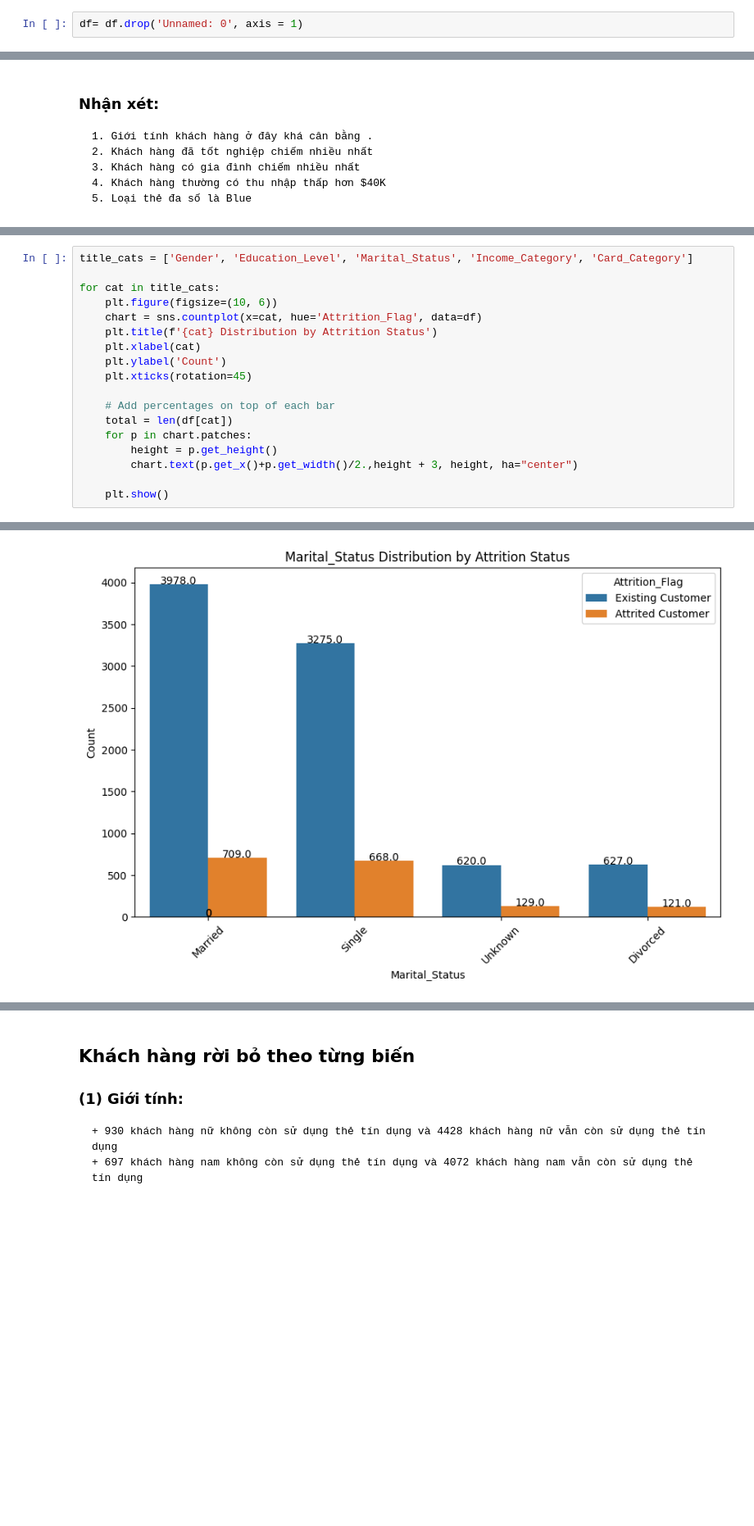
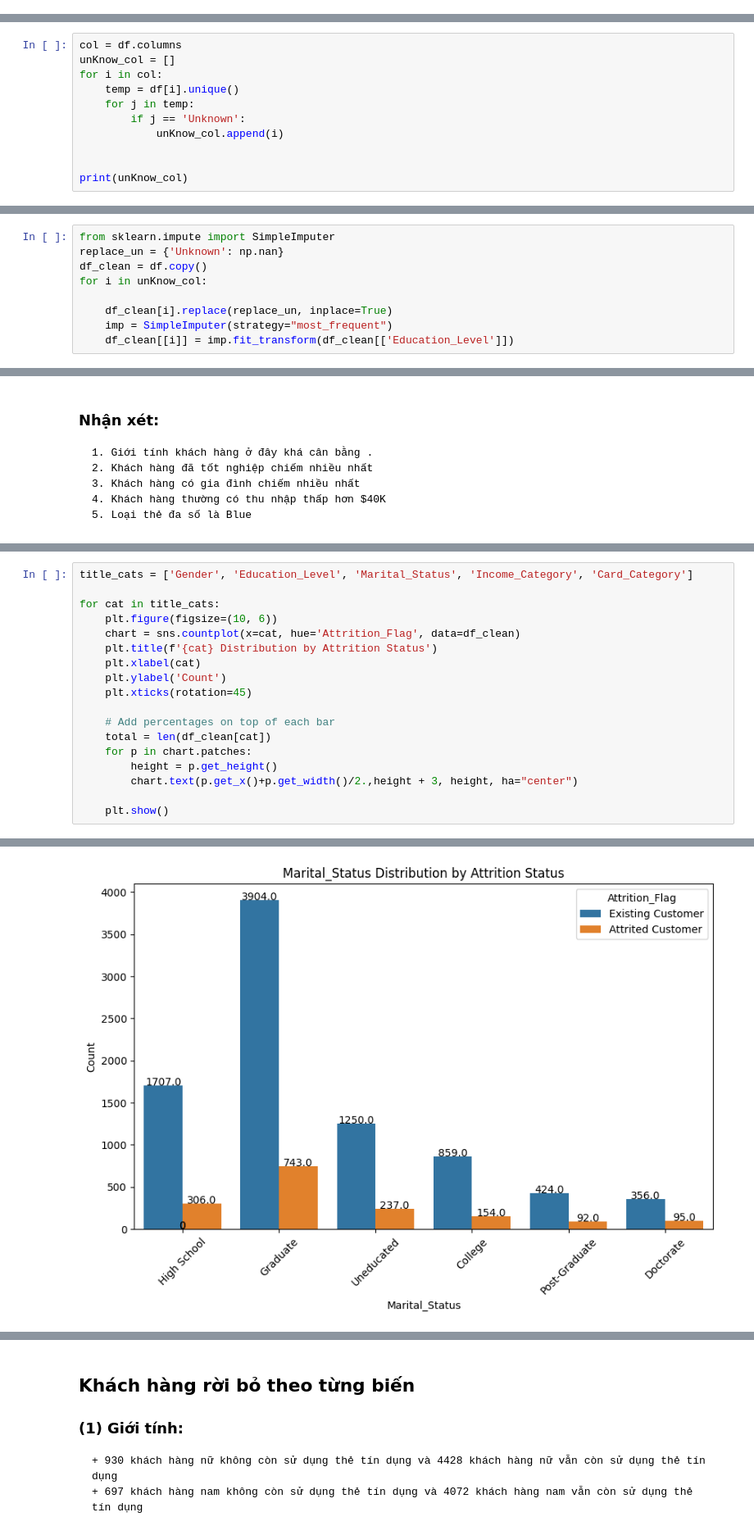
Before and after one commit to thien2972/DataAnalyst, a Jupyter notebook: credit_card_customer.ipynb, the cells around one changed output, grey strips where cells are left out. Shown at 82% size. Drawn from its saved outputs; the diff is of its cells as text; blank space fills up the shorter version.

Commit message:
Xử lý unknow

```diff
--- a/credit_card_customer.ipynb
+++ b/credit_card_customer.ipynb
@@ -90,2 +79,0 @@ array(['High School', 'Graduate', 'Uneducated', 'Unknown', 'College',
-# %%
-df= df.drop('Unnamed: 0', axis = 1)
@@ -91,0 +116,11 @@ df= df.drop('Unnamed: 0', axis = 1)
+# %%
+col = df.columns
+unKnow_col = []
+for i in col:
+    temp = df[i].unique()
+    for j in temp:
+        if j == 'Unknown':
+            unKnow_col.append(i)
+
+
+print(unKnow_col)
@@ -92,3 +129,12 @@ df= df.drop('Unnamed: 0', axis = 1)
+# %%
+from sklearn.impute import SimpleImputer
+replace_un = {'Unknown': np.nan}
+df_clean = df.copy()
+for i in unKnow_col:
+
+    df_clean[i].replace(replace_un, inplace=True)
+    imp = SimpleImputer(strategy="most_frequent")
+    df_clean[[i]] = imp.fit_transform(df_clean[['Education_Level']])
 # %% [markdown]
 **Dữ liệu toàn vẹn**
 # %% [markdown]
@@ -197,14 +244,14 @@ title_cats = ['Gender', 'Education_Level', 'Marital_Status', 'Income_Category',
 
 for cat in title_cats:
     plt.figure(figsize=(10, 6))
-    chart = sns.countplot(x=cat, hue='Attrition_Flag', data=df)
+    chart = sns.countplot(x=cat, hue='Attrition_Flag', data=df_clean)
     plt.title(f'{cat} Distribution by Attrition Status')
     plt.xlabel(cat)
     plt.ylabel('Count')
     plt.xticks(rotation=45)
 
     # Add percentages on top of each bar
-    total = len(df[cat])
+    total = len(df_clean[cat])
     for p in chart.patches:
         height = p.get_height()
         chart.text(p.get_x()+p.get_width()/2.,height + 3, height, ha="center")
@@ -216 +263 @@ for cat in title_cats:
-[figure, old version]
+[figure, new version]
```
Also changed, not shown: parts of 31 cells of this notebook.
